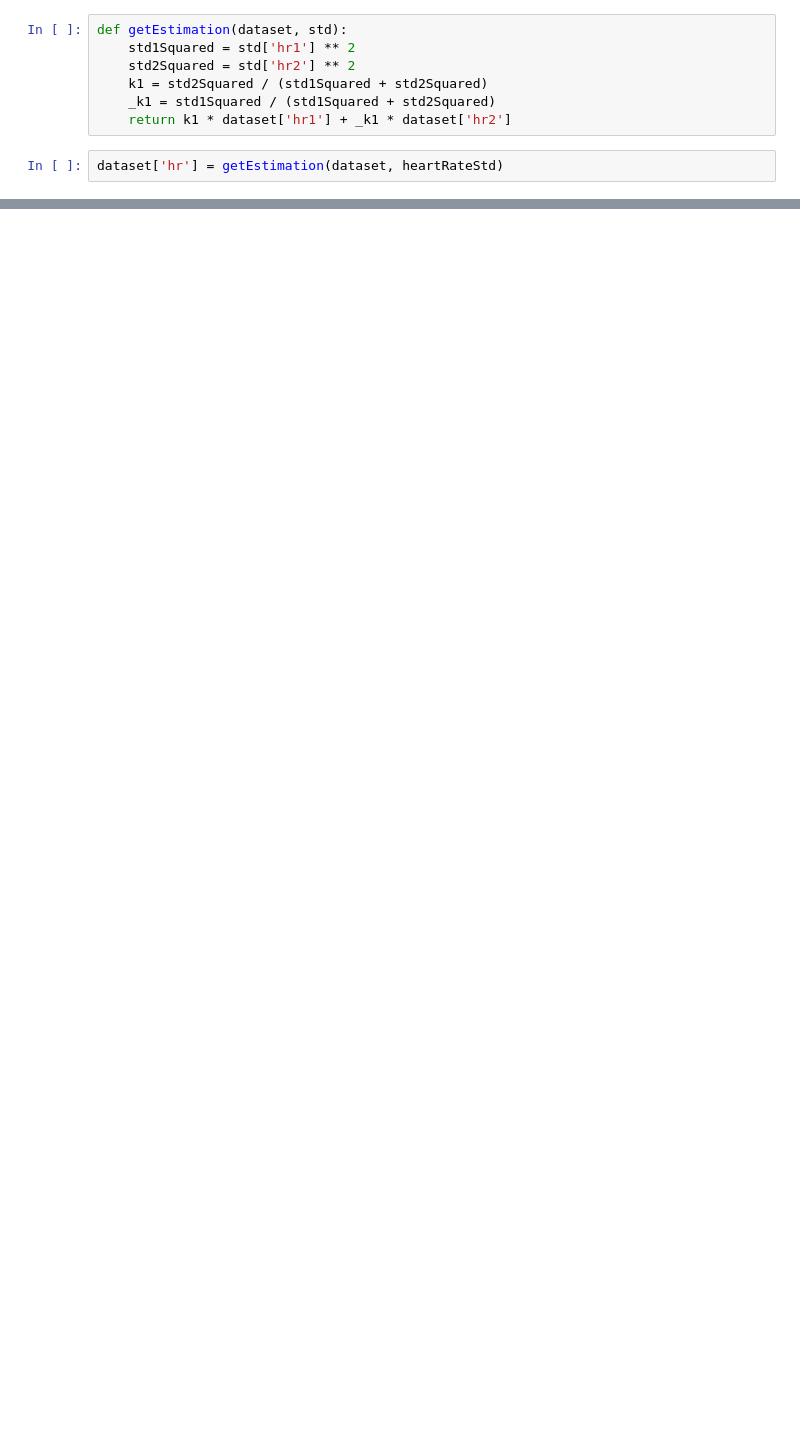
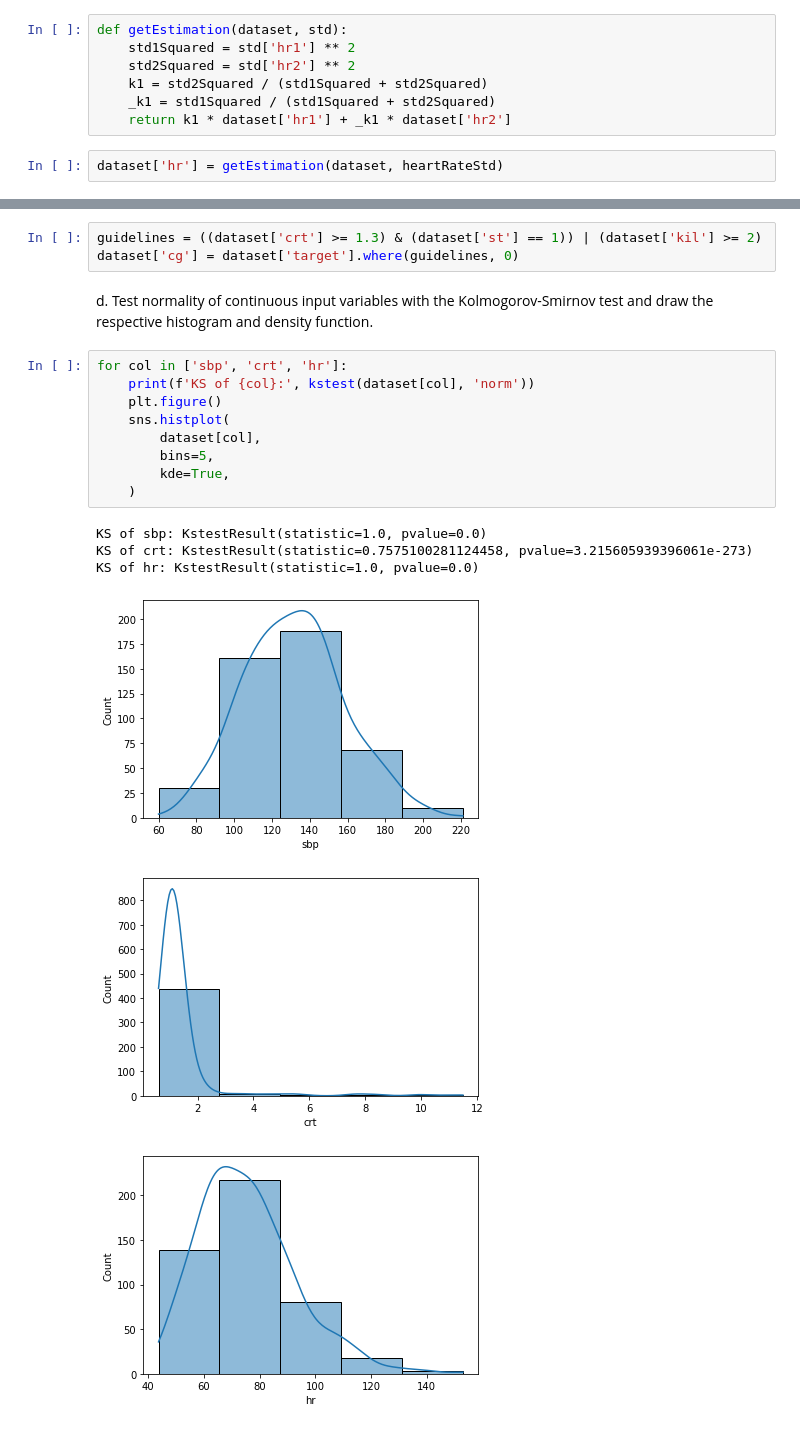
Before and after one commit to manelfideles/data-fusion-project, a Jupyter notebook: data-fusion/src/main.ipynb, the cells around one changed output, grey strips where cells are left out. Saved outputs shown, nothing was run; the diff lists cells and outputs as text; blank space fills up the shorter version.

```diff
--- a/data-fusion/src/main.ipynb
+++ b/data-fusion/src/main.ipynb
@@ -67,0 +74,21 @@ dataset['hr'] = getEstimation(dataset, heartRateStd)
+# %%
+guidelines = ((dataset['crt'] >= 1.3) & (dataset['st'] == 1)) | (dataset['kil'] >= 2)
+dataset['cg'] = dataset['target'].where(guidelines, 0)
+# %% [markdown]
+d. Test normality of continuous input variables with the Kolmogorov-Smirnov test and draw the respective histogram and density function.<br />
+# %%
+for col in ['sbp', 'crt', 'hr']:
+    print(f'KS of {col}:', kstest(dataset[col], 'norm'))
+    plt.figure()
+    sns.histplot(
+        dataset[col],
+        bins=5,
+        kde=True,
+    )
+# %% [output]
+KS of sbp: KstestResult(statistic=1.0, pvalue=0.0)
+KS of crt: KstestResult(statistic=0.7575100281124458, pvalue=3.215605939396061e-273)
+KS of hr: KstestResult(statistic=1.0, pvalue=0.0)
+[figure, added]
+[figure, added]
+[figure, added]
```
Also changed, not shown: parts of 14 cells of this notebook.
